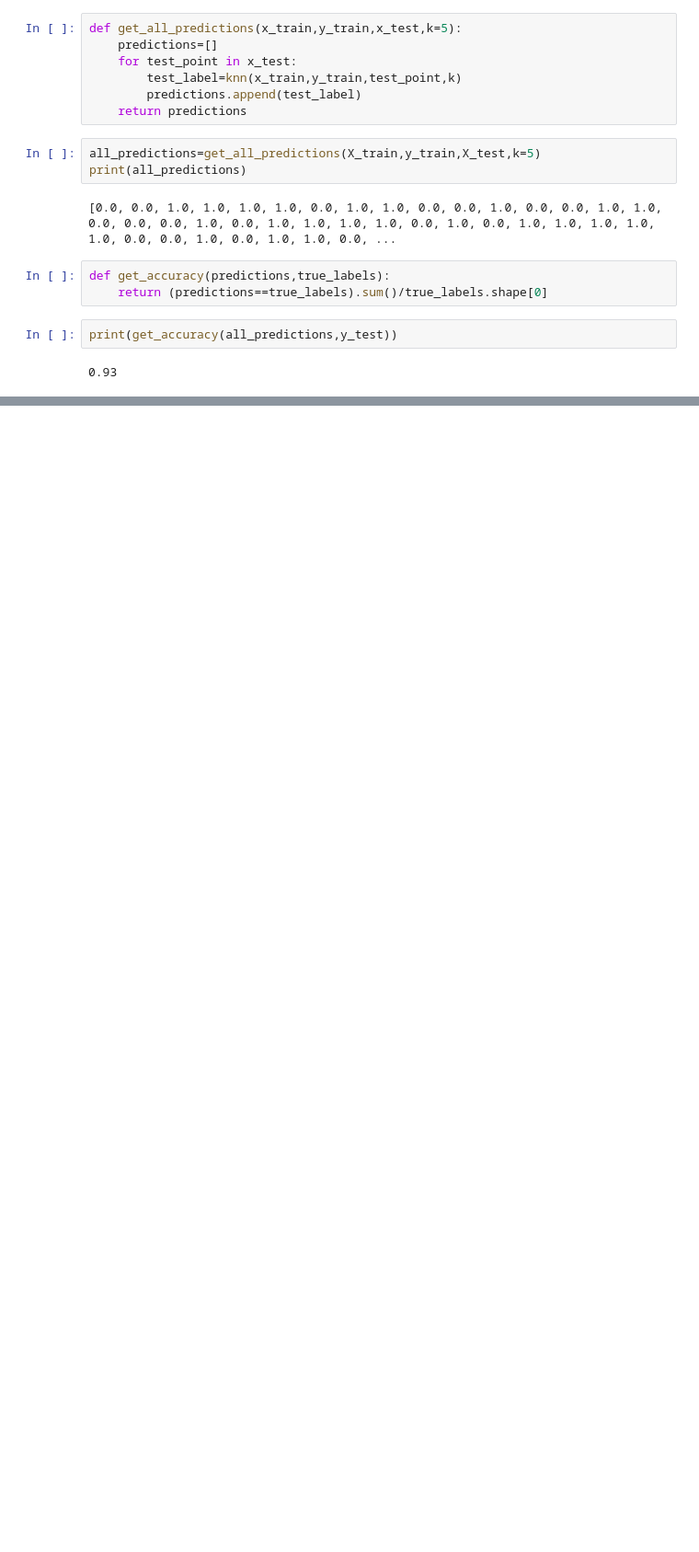
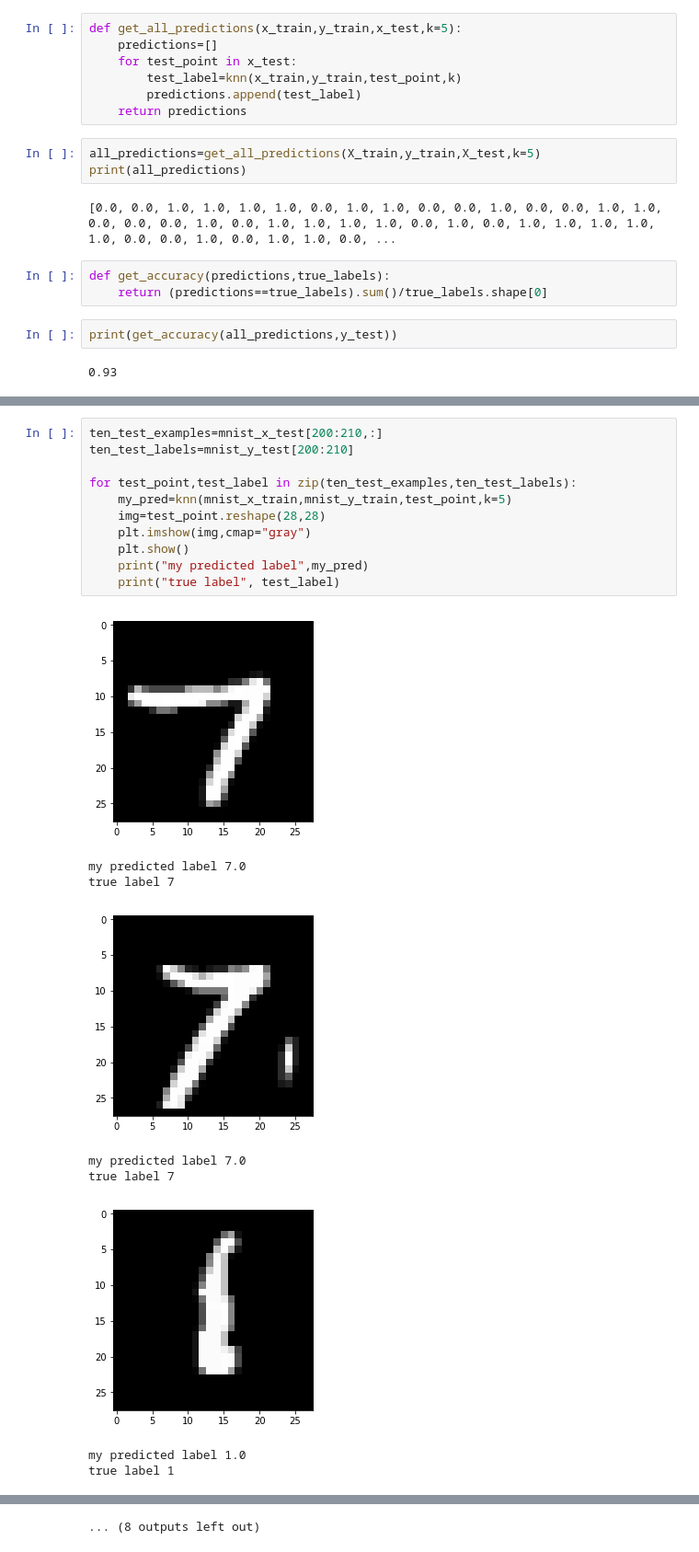
Before and after one commit to rishab29/ML_Dwarka_Aug, a Jupyter notebook: class_03/KNN.ipynb, the cells around one changed output, grey strips where cells are left out. Shown at 92% size. Saved outputs shown, nothing was run; the diff lists cells and outputs as text; blank space fills up the shorter version.

```diff
--- a/class_03/KNN.ipynb
+++ b/class_03/KNN.ipynb
@@ -149,0 +208,21 @@ print(get_accuracy(all_predictions,y_test))
+# %%
+ten_test_examples=mnist_x_test[200:210,:]
+ten_test_labels=mnist_y_test[200:210]
+
+for test_point,test_label in zip(ten_test_examples,ten_test_labels):
+    my_pred=knn(mnist_x_train,mnist_y_train,test_point,k=5)
+    img=test_point.reshape(28,28)
+    plt.imshow(img,cmap="gray")
+    plt.show()
+    print("my predicted label",my_pred)
+    print("true label", test_label)
+# %% [output]
+[figure, added]
+my predicted label 7.0
+true label 7
+[figure, added]
+my predicted label 7.0
+true label 7
+[figure, added]
+my predicted label 1.0
+true label 1
@@ -149,0 +238 @@ print(get_accuracy(all_predictions,y_test))
+... (8 outputs left out)
```
Also changed, not shown: parts of 18 cells of this notebook.
